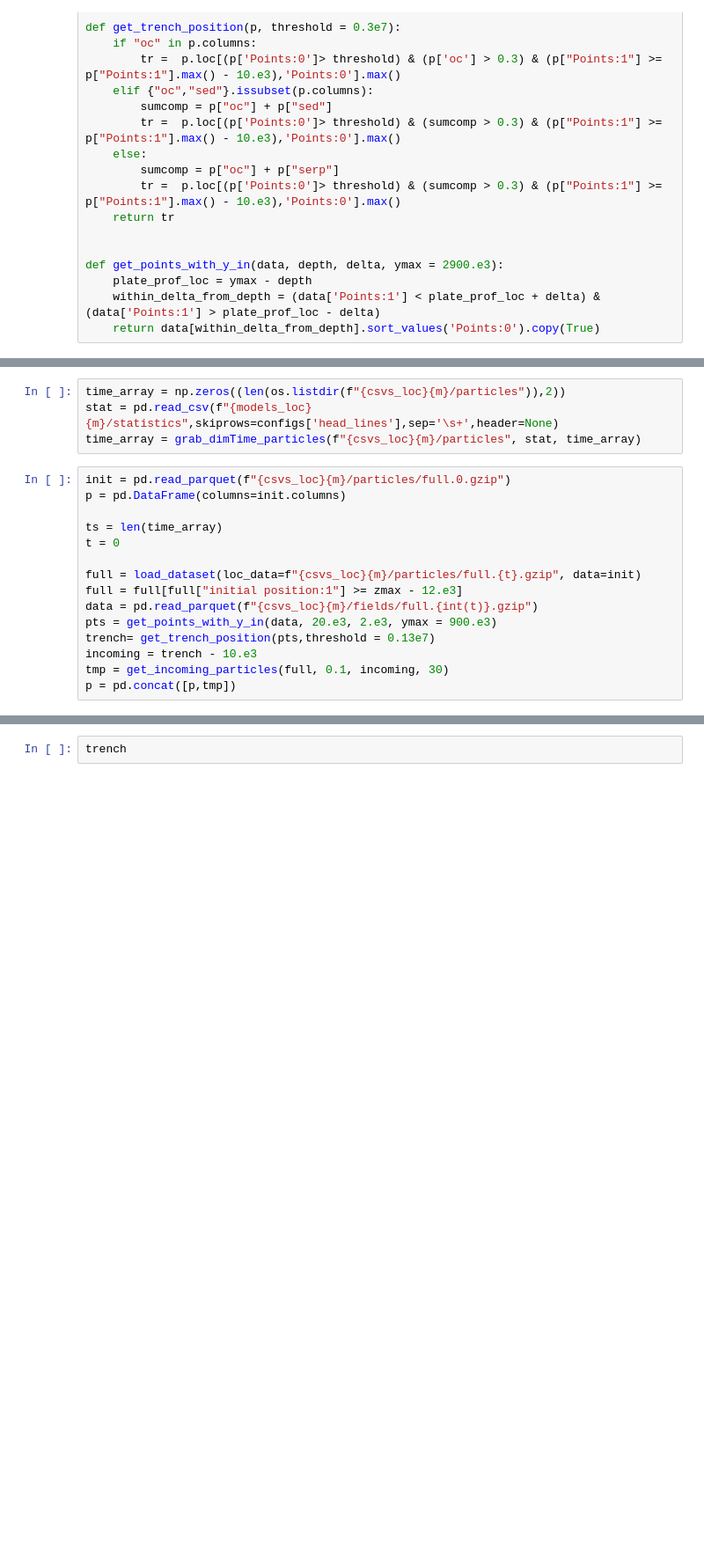
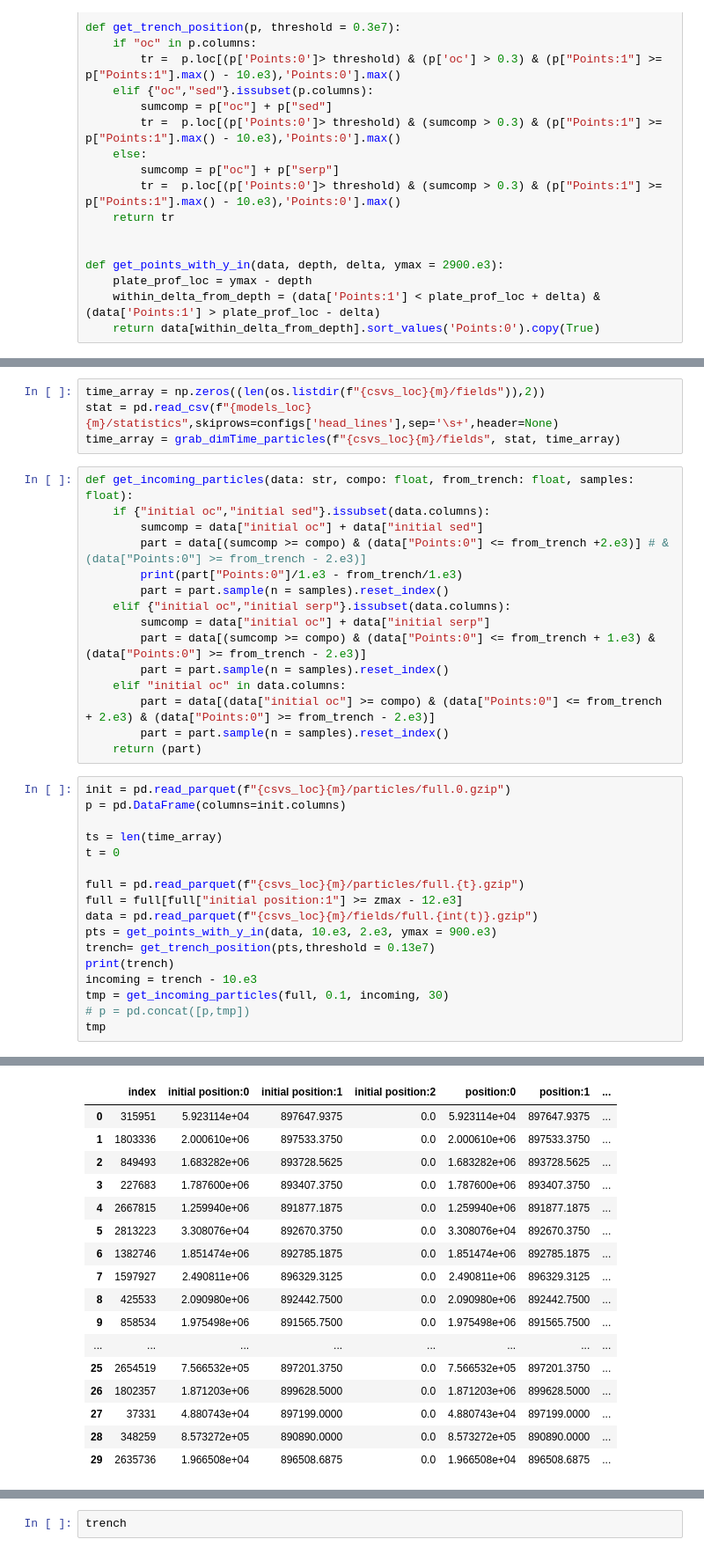
Before and after one commit to vaturino/HP_exhumation, a Jupyter notebook: analysis/extract_data_indexes/get_particle_index.ipynb, the cells around one changed output, grey strips where cells are left out. Shown at 88% size. Saved outputs shown, nothing was run; the diff lists cells and outputs as text; blank space fills up the shorter version.

Commit message:
exhumed particles

```diff
--- a/analysis/extract_data_indexes/get_particle_index.ipynb
+++ b/analysis/extract_data_indexes/get_particle_index.ipynb
@@ -114,9 +114,24 @@ with open(f"{json_loc}{mod}") as json_file:
 
 m = configs['models'][0]
 # %%
-time_array = np.zeros((len(os.listdir(f"{csvs_loc}{m}/particles")),2))
+time_array = np.zeros((len(os.listdir(f"{csvs_loc}{m}/fields")),2))
 stat = pd.read_csv(f"{models_loc}{m}/statistics",skiprows=configs['head_lines'],sep='\s+',header=None)
-time_array = grab_dimTime_particles(f"{csvs_loc}{m}/particles", stat, time_array)
+time_array = grab_dimTime_particles(f"{csvs_loc}{m}/fields", stat, time_array)
+# %%
+def get_incoming_particles(data: str, compo: float, from_trench: float, samples: float):
+    if {"initial oc","initial sed"}.issubset(data.columns):
+        sumcomp = data["initial oc"] + data["initial sed"]
+        part = data[(sumcomp >= compo) & (data["Points:0"] <= from_trench +2.e3)] # & (data["Points:0"] >= from_trench - 2.e3)]
+        print(part["Points:0"]/1.e3 - from_trench/1.e3)
+        part = part.sample(n = samples).reset_index()
+    elif {"initial oc","initial serp"}.issubset(data.columns):
+        sumcomp = data["initial oc"] + data["initial serp"]
+        part = data[(sumcomp >= compo) & (data["Points:0"] <= from_trench + 1.e3) & (data["Points:0"] >= from_trench - 2.e3)]
+        part = part.sample(n = samples).reset_index()
+    elif "initial oc" in data.columns:
+        part = data[(data["initial oc"] >= compo) & (data["Points:0"] <= from_trench + 2.e3) & (data["Points:0"] >= from_trench - 2.e3)]
+        part = part.sample(n = samples).reset_index()
+    return (part)
 # %%
 init = pd.read_parquet(f"{csvs_loc}{m}/particles/full.0.gzip")
 p = pd.DataFrame(columns=init.columns)
@@ -124,11 +139,14 @@ p = pd.DataFrame(columns=init.columns)
 ts = len(time_array)
 t = 0
 
-full = load_dataset(loc_data=f"{csvs_loc}{m}/particles/full.{t}.gzip", data=init)
+full = pd.read_parquet(f"{csvs_loc}{m}/particles/full.{t}.gzip")
 full = full[full["initial position:1"] >= zmax - 12.e3]
 data = pd.read_parquet(f"{csvs_loc}{m}/fields/full.{int(t)}.gzip")
-pts = get_points_with_y_in(data, 20.e3, 2.e3, ymax = 900.e3)
+pts = get_points_with_y_in(data, 10.e3, 2.e3, ymax = 900.e3)
 trench= get_trench_position(pts,threshold = 0.13e7)
+print(trench)
 incoming = trench - 10.e3
 tmp = get_incoming_particles(full, 0.1, incoming, 30)
-p = pd.concat([p,tmp])
+# p = pd.concat([p,tmp])
+tmp
+# %% [output]
@@ -134,0 +166,17 @@ p = pd.concat([p,tmp])
+|  | index | initial position:0 | initial position:1 | initial position:2 | position:0 | position:1 | ... |
+| 0 | 315951 | 5.923114e+04 | 897647.9375 | 0.0 | 5.923114e+04 | 897647.9375 | ... |
+| 1 | 1803336 | 2.000610e+06 | 897533.3750 | 0.0 | 2.000610e+06 | 897533.3750 | ... |
+| 2 | 849493 | 1.683282e+06 | 893728.5625 | 0.0 | 1.683282e+06 | 893728.5625 | ... |
+| 3 | 227683 | 1.787600e+06 | 893407.3750 | 0.0 | 1.787600e+06 | 893407.3750 | ... |
+| 4 | 2667815 | 1.259940e+06 | 891877.1875 | 0.0 | 1.259940e+06 | 891877.1875 | ... |
+| 5 | 2813223 | 3.308076e+04 | 892670.3750 | 0.0 | 3.308076e+04 | 892670.3750 | ... |
+| 6 | 1382746 | 1.851474e+06 | 892785.1875 | 0.0 | 1.851474e+06 | 892785.1875 | ... |
+| 7 | 1597927 | 2.490811e+06 | 896329.3125 | 0.0 | 2.490811e+06 | 896329.3125 | ... |
+| 8 | 425533 | 2.090980e+06 | 892442.7500 | 0.0 | 2.090980e+06 | 892442.7500 | ... |
+| 9 | 858534 | 1.975498e+06 | 891565.7500 | 0.0 | 1.975498e+06 | 891565.7500 | ... |
+| ... | ... | ... | ... | ... | ... | ... | ... |
+| 25 | 2654519 | 7.566532e+05 | 897201.3750 | 0.0 | 7.566532e+05 | 897201.3750 | ... |
+| 26 | 1802357 | 1.871203e+06 | 899628.5000 | 0.0 | 1.871203e+06 | 899628.5000 | ... |
+| 27 | 37331 | 4.880743e+04 | 897199.0000 | 0.0 | 4.880743e+04 | 897199.0000 | ... |
+| 28 | 348259 | 8.573272e+05 | 890890.0000 | 0.0 | 8.573272e+05 | 890890.0000 | ... |
+| 29 | 2635736 | 1.966508e+04 | 896508.6875 | 0.0 | 1.966508e+04 | 896508.6875 | ... |
```
Also changed, not shown: parts of 2 cells of this notebook, 6 other files.
